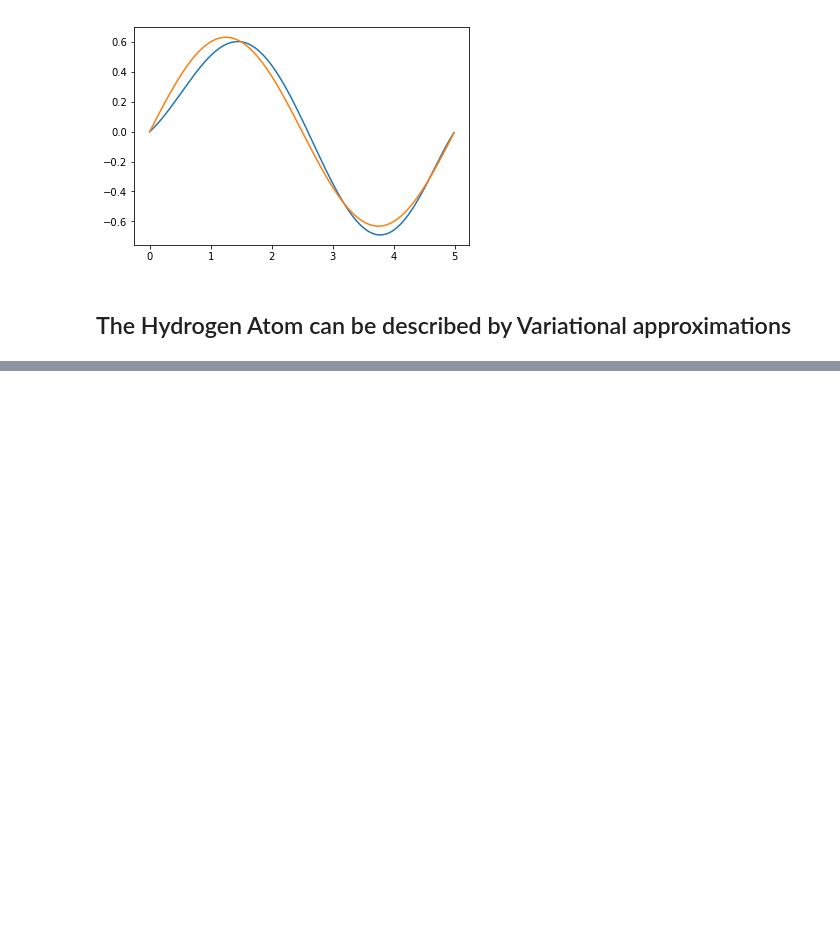
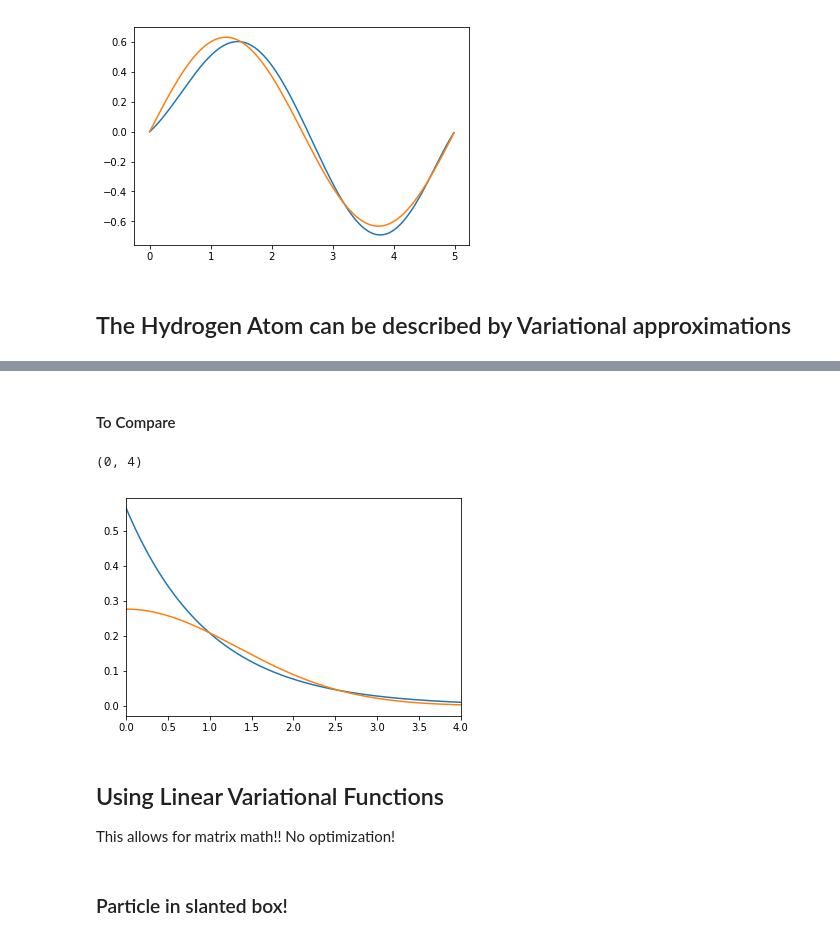
Before and after one commit to gds001/Computational-Physical-Chemistry, a Jupyter notebook: Variational Method.ipynb, the cells around one changed output, grey strips where cells are left out. Cells and saved outputs as stored; diff of their text form; code cells hidden in the pictures; blank space fills up the shorter version.

Commit message:
Did hydrogen, focsuing on linear variational functions

```diff
--- a/Variational Method.ipynb
+++ b/Variational Method.ipynb
@@ -279,0 +418,15 @@ print("{0:.2f}".format((value-energyPIB(2,5))/energyPIB(2,5)*100))
+# %% [markdown]
+#### To Compare
+# %%
+plt.plot(r,trialS)
+plt.plot(r,trialG)
+plt.xlim(0,4)
+# %% [output]
+(0, 4)
+[figure, added]
+# %% [markdown]
+## Using Linear Variational Functions
+
+This allows for matrix math!! No optimization!
+# %% [markdown]
+### Particle in slanted box!
```
Also changed, not shown: parts of 14 cells of this notebook.
